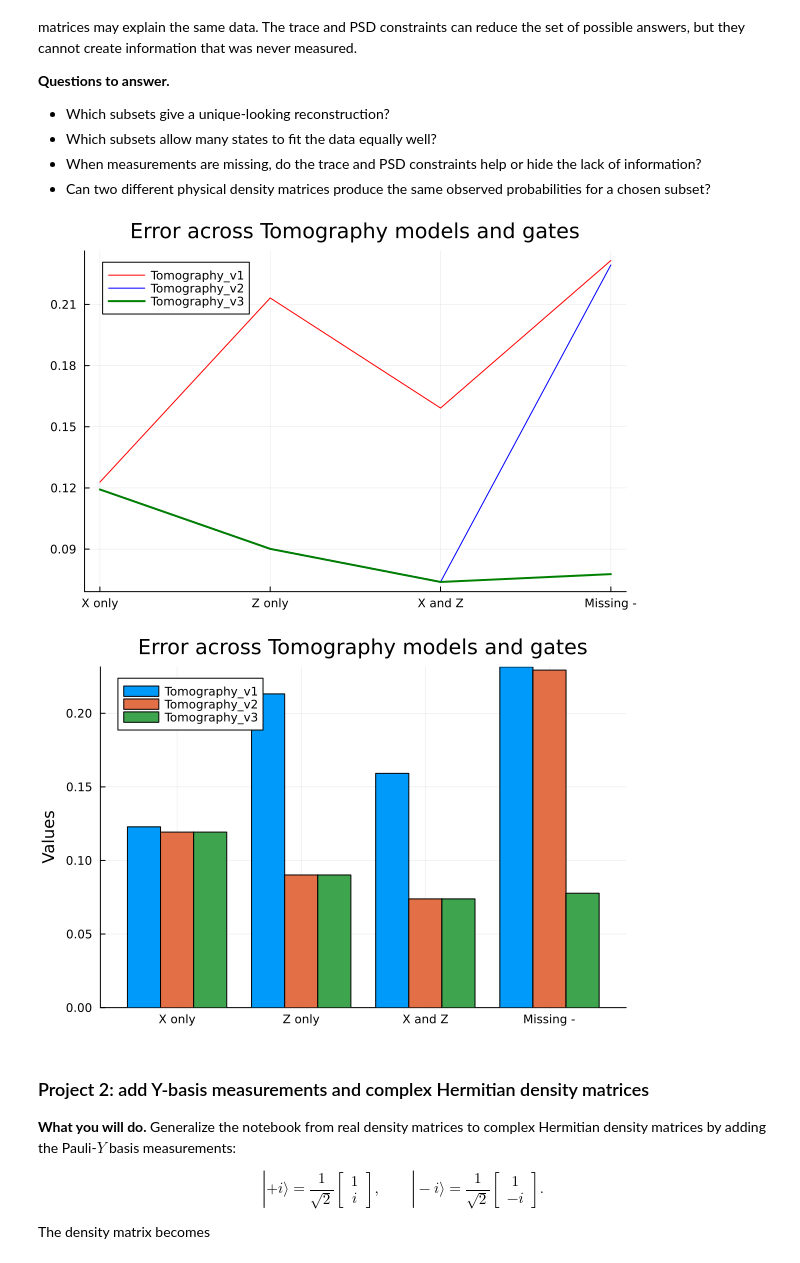
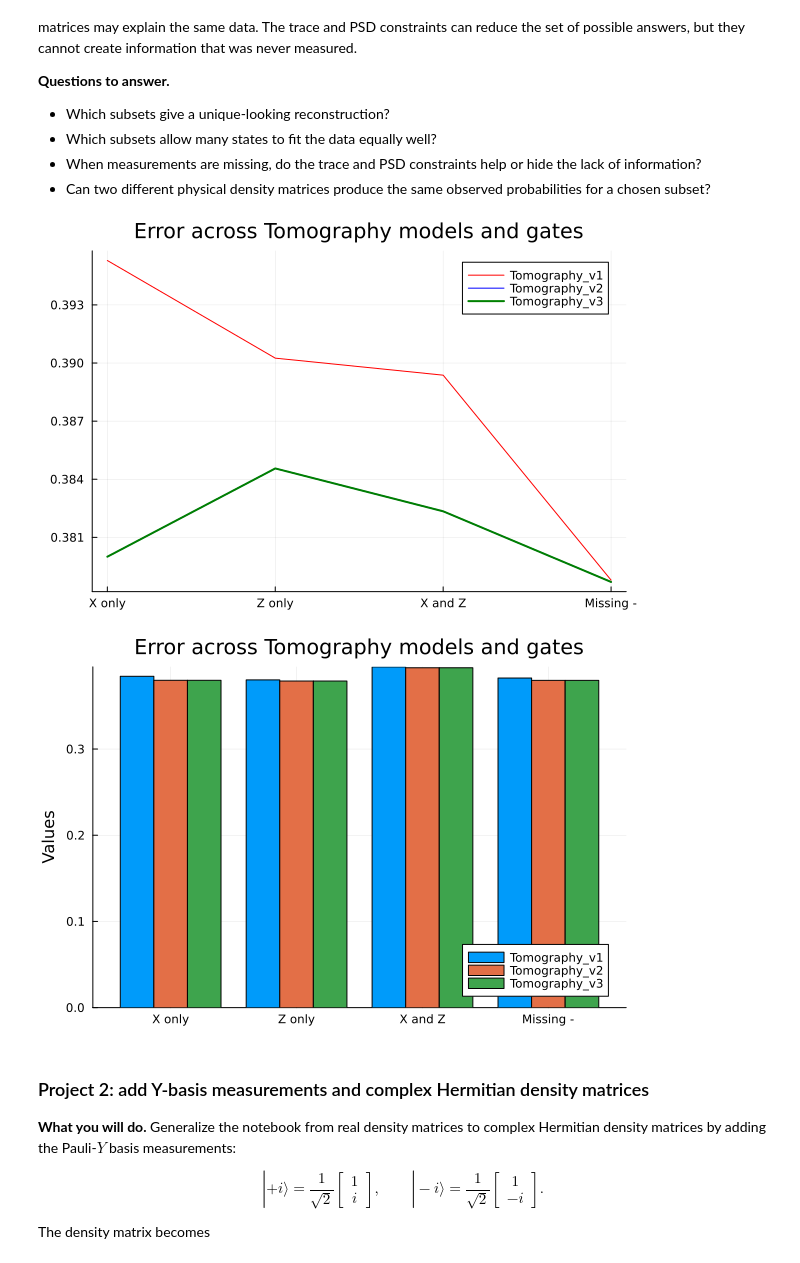
Before and after one commit to Ianborden/Quantum-APL, a Jupyter notebook: Week 2/quantum-state-tomography-student.ipynb, the cells around one changed output. Cells and saved outputs as stored; diff of their text form; code cells hidden in the pictures.

```diff
--- a/Week 2/quantum-state-tomography-student.ipynb
+++ b/Week 2/quantum-state-tomography-student.ipynb
@@ -310,7 +310,8 @@ function is_physical_density_matrix(ρ; atol = 1e-8)
 end
 
 function reconstruction_error(ρ, ρ_reference)
-    return tr(transpose(ρ-ρ_reference)*(ρ-ρ_reference))^1/2
+    norm(ρ-ρ_reference)
+    #return sqrt(tr(transpose(ρ-ρ_reference)*(ρ-ρ_reference)))
 end
 
 function bloch_vector(ρ)
@@ -402,7 +403,7 @@ function error_tracker_v1()
         subset_name == i
         measurements_subset = make_measurements(measurement_subsets[subset_name])
         probabilities_true_subset = [predicted_probability(E, ρ_true) for E in measurements_subset]
-        measurement_noise_subset = [(rand()-0.5) for i in 1:length(measurements_subset)]
+        measurement_noise_subset = [(rand()-0.5)/5 for i in 1:length(measurements_subset)]
         probabilities_observed_subset = probabilities_true_subset .+ measurement_noise_subset
         ρ1 = tomography_model_v1(probabilities_observed_subset, measurements_subset)
         ρ2 = tomography_model_v2(probabilities_observed_subset, measurements_subset)
@@ -427,38 +428,35 @@ probabilities_observed_subset = probabilities_true_subset .+ measurement_noise_s
 ρ_v12, J_v12, status_v12 = tomography_model_v1(probabilities_observed_subset, measurements_subset)
 ρ_v22, J_v22, status_v22 = tomography_model_v2(probabilities_observed_subset, measurements_subset)
 ρ_v32, J_v32, status_v32 = tomography_model_v3(probabilities_observed_subset, measurements_subset)
 
 #Put everything into a similar thing
 reconstruction_records_subset = [
     (name = "true state", ρ = ρ_true, objective = 0.0, status = missing, isdens = is_physical_density_matrix(ρ_true), error = reconstruction_error(ρ_true, ρ_true)),
     (name = "v1: unconstrained LS", ρ = ρ_v12, objective = J_v12, status = status_v12, isdens = is_physical_density_matrix(ρ_v12), error = reconstruction_error(ρ_v12, ρ_true)),
     (name = "v2: trace constrained", ρ = ρ_v22, objective = J_v22, status = status_v22, isdens = is_physical_density_matrix(ρ_v22), error = reconstruction_error(ρ_v22, ρ_true)),
     (name = "v3: trace + PSD constrained", ρ = ρ_v32, objective = J_v32, status = status_v32, isdens = is_physical_density_matrix(ρ_v32), error = reconstruction_error(ρ_v32, ρ_true)),
 ]
 
 #Make the data a table
 data = DataFrame(reconstruction_records_subset)
 #print(data)
-#plot_bloch_vectors(reconstruction_records_subset)
+plot_bloch_vectors(reconstruction_records_subset)
 
 errortot = error_tracker_v1()
 err1 = [errortot[1], errortot[4], errortot[7], errortot[10]]
 err2 = [errortot[2], errortot[5], errortot[8], errortot[11]]
 err3 = [errortot[3], errortot[6], errortot[9], errortot[12]]
 
 Plots.plot(err1, xticks=([1, 2, 3, 4], ["X only", "Z only", "X and Z", "Missing -"]), label="Tomography_v1", color=:red, title="Error across Tomography models and gates")
 Plots.plot!(err2, label="Tomography_v2", color=:blue,  bar_position = :stack)
 Plots.plot!(err3, label="Tomography_v3", color=:green, linewidth=2)
 
 
 
 # TODO: Compare objectives, physicality, and Bloch vectors across measurement subsets.
 #identifiability_results = error("TODO: Study identifiability across measurement subsets")
-
-#Punchline is to have a plot of each of the four basis and see how much error there is for any of the 4 given states
-#Add to the data frames is pjysical and error = reconstruction_erro((rho))
 # %% [output]
-[figure, old version]
+[figure, new version]
 # %%
 
 # Rows correspond to x-axis categories; Columns correspond to bar groups
@@ -478,7 +476,7 @@ groupedbar(categories, data,
     #ylims = (0.065, 0.08)
 )
 # %% [output]
-[figure, old version]
+[figure, new version]
 # %% [markdown]
 ### Project 2: add Y-basis measurements and complex Hermitian density matrices
 
```
Also changed, not shown: parts of 2 cells of this notebook.
